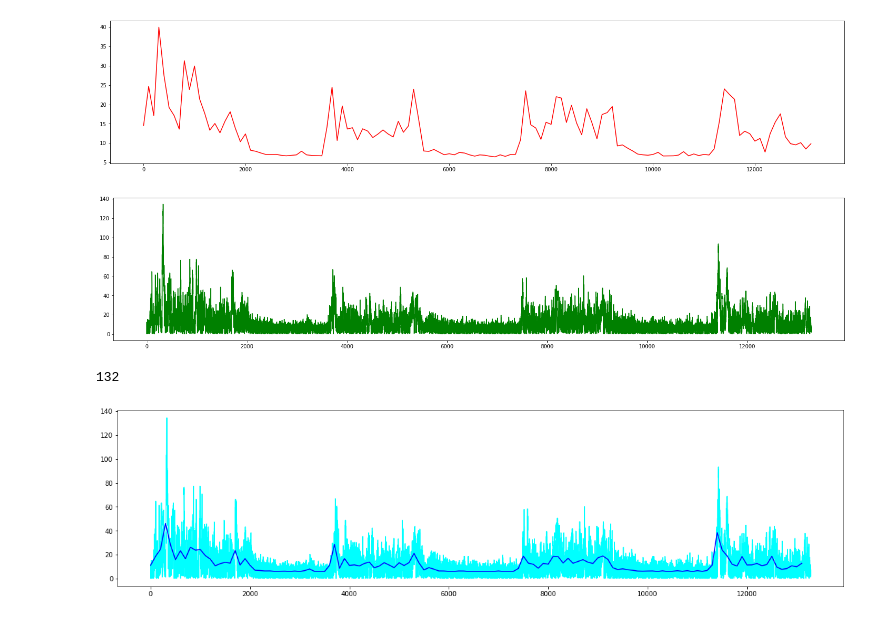
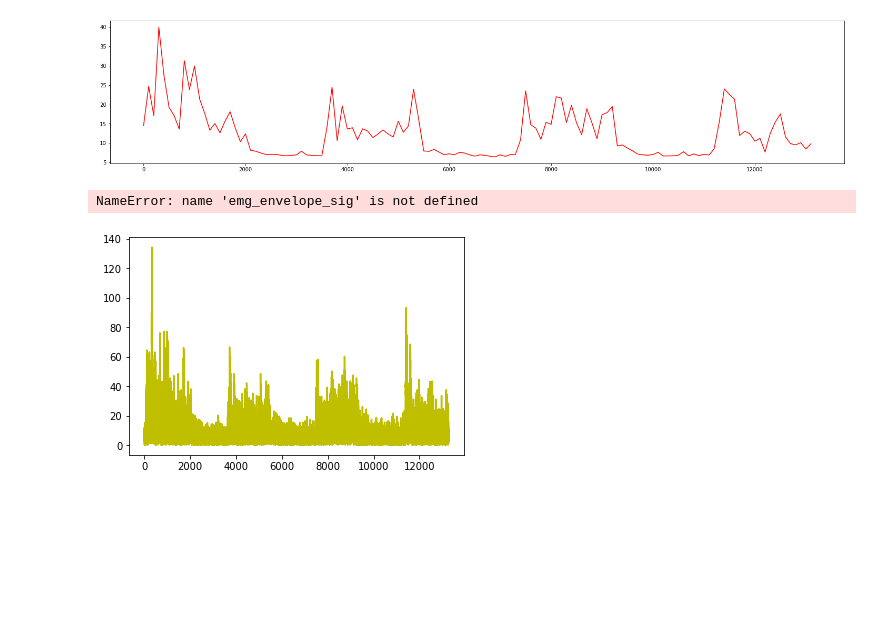
Before and after one commit to redgene/EMG_SignalAnalysis, a Jupyter notebook: EMG_SignalAnalysis_Python.ipynb, the cells around one changed output. Cells and saved outputs as stored; diff of their text form; code cells hidden in the pictures; blank space fills up the shorter version.

```diff
--- a/EMG_SignalAnalysis_Python.ipynb
+++ b/EMG_SignalAnalysis_Python.ipynb
@@ -542,30 +543,61 @@ fig_stdev.set_size_inches(w=25,h=5)
 # %%
 ## NORMALIZATION
 
 data_temp1 = var_sec10 - np.mean(var_sec10)
 data_norm = abs(data_temp1)
 
 fig_stdev = plt.figure()
-plt.plot(data_norm,color='green')
-fig_stdev.set_size_inches(w=25,h=5)
+plt.plot(data_norm,color='y')
+plt.plot(emg_envelope_sig)
+fig_stdev.set_size_inches(w=25,h=225)
+
+
+print(type(data_norm))
+data_norm_np = data_norm.to_numpy()
+print(np.shape(data_norm_np))
+data_norm_np = data_norm_np.reshape((np.size(data_norm_np),))
+print(np.shape(data_norm_np))
+
+low_pass = 1
+low_pass = low_pass/f_s
+b2, a2 = sp.signal.butter(4, low_pass, btype='lowpass')
+emg_envelope_sig = sp.signal.filtfilt(b2, a2, x = data_norm_np)
+
+
+
+fig = plt.figure()
+fig.set_size_inches(w=20,h=5)
+# plt.plot(emg_envelope_sig)
+
+
 
 
 ## NOW TAKE MEANS and VARIANCES
 window_size2 = 100
-n_windows2 = (np.size(data_norm)//window_size2)
+n_windows2 = (np.size(data_norm_np)//window_size2)
 i=0
 j=0
 mean_all2, mean_all_tmp2, mean_all_t2 = [],[],[]
 stdev_all2, stdev_tmp2, stdev_t2 = [],[],[]
 
 for i in range(0, n_windows2):
-    x2 = data_norm[ (i*window_size2): (i*window_size2)+window_size2] # mean values
+    x2 = data_norm_np[ (i*window_size2): (i*window_size2)+window_size2] # mean values
     # standard deviations
     mean_all_tmp2.append(np.average(x2)) # fill in the averages for windows
     stdev_tmp2.append(np.std(x2)) # fill in the averages for windows
 
 # Since size of mean_all ≠ size of mean_all_t. Time axis:
 for i in range(0, n_windows2):
     mean_all_t2.append(i*window_size2)
+
+
+# fig_stdev = plt.figure()
+plt.plot(mean_all_t, stdev_tmp2, color='red',label='line1')
+# plt.plot(mean_all_t, stdev_tmp,'--' , color='black')
+# plt.plot(mean_all_t, stdev_tmp,color='blue')
+
+fig_stdev.set_size_inches(w=25,h=5)
+plt.title('Signal Envelop')
 # %% [output]
+NameError: name 'emg_envelope_sig' is not defined
-[figure, old version]
+[figure, new version]
@@ -572,13 +623,12 @@ for i in range(0, n_windows2):
 # %%
 # print(mean_all_tmp2)
 # print(stdev_tmp2)
+
 fig_mean = plt.figure()
 fig_mean.set_size_inches(w=20,h=5)
+
 plt.plot(data_norm, linestyle='-', color='cyan')
 plt.plot(mean_all_t2, mean_all_tmp2,color='blue')
 
 print(np.size(mean_all_tmp2))
-# %% [output]
-132
-[figure, removed]
 # %%
```
Also changed, not shown: parts of 19 cells of this notebook.
